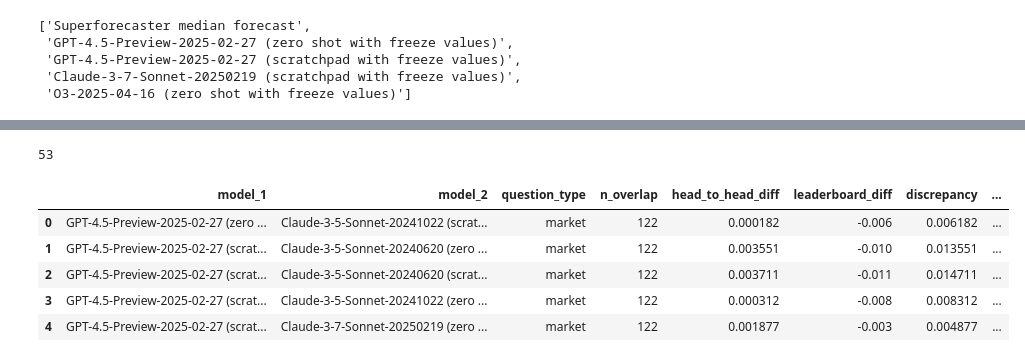
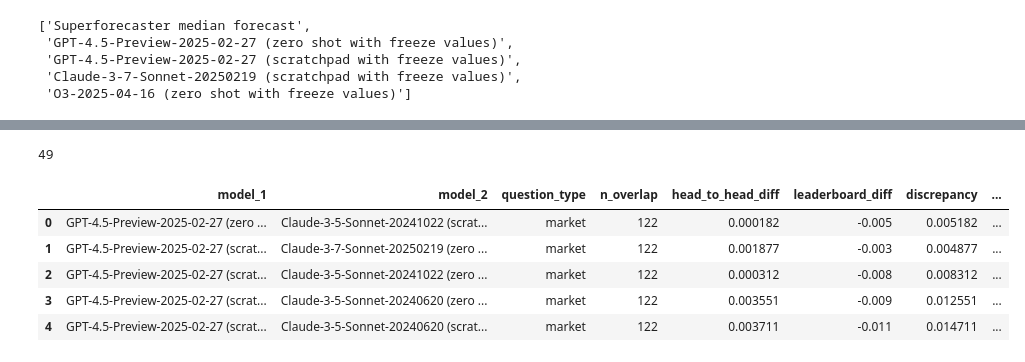
Before and after one commit to forecastingresearch/forecastbench-stability-analysis, a Jupyter notebook: notebooks/blog_post.ipynb, the cells around one changed output, grey strips where cells are left out. Saved outputs shown, nothing was run; the diff lists cells and outputs as text; code cells hidden in the pictures.

```diff
--- a/notebooks/blog_post.ipynb
+++ b/notebooks/blog_post.ipynb
@@ -60,8 +329,6 @@ np.int64(26)
 # %% [markdown]
 # Reversal analysis
 # %%
-df_leaderboard = pd.read_csv('~/Desktop/leaderboard_tournament.csv')
-df_leaderboard["Model"] = df_leaderboard["Model"].str.replace("crowd forecast", "freeze values")
-df_leaderboard.head()
+df_tournament_leaderboard.head()
 # %% [output]
 |  | Rank | Team | Model Organization | Model | Dataset | N dataset | Dataset 95% CI | Market | N market | ... |
@@ -73,7 +340,6 @@ df_leaderboard.head()
 5 rows × 22 columns
 # %%
-all_models = df["model"].unique()
-top_models = df_leaderboard.nsmallest(25, 'Overall')['Model']
+top_models = df_tournament_leaderboard.nsmallest(25, 'Overall')['Model']
 top_models = list(top_models)
 top_models[0:5]
 # %% [output]
@@ -82,3 +348,6 @@ top_models[0:5]
  'GPT-4.5-Preview-2025-02-27 (scratchpad with freeze values)',
  'Claude-3-7-Sonnet-20250219 (scratchpad with freeze values)',
  'O3-2025-04-16 (zero shot with freeze values)']
+# %%
+all_models_leaderboard = list(df_tournament_leaderboard["Model"].unique())
+all_models_df = list(df["model"].unique())
@@ -93,7 +368,7 @@ def get_rank_reversals(df, df_leaderboard, question_type, models, min_overlap):
         df_leaderboard: Dataframe with the leaderboard
         question_type: 'market' or 'dataset'
         models: List of models to compare. These models are compared
-            to every model in df["model"].unique()
+            to every model in df_leaderboard["model"].unique()
         min_overlap: Minimum overlapping questions
 
     Returns:
@@ -102,7 +377,8 @@ def get_rank_reversals(df, df_leaderboard, question_type, models, min_overlap):
     # Filter data by question type
     mask = (df["market_question"] == (question_type == "market"))
     df_filtered = df[mask].copy()
-    all_models = df["model"].unique()
+    all_models = df_leaderboard["Model"].unique()
+    all_models_df = df["model"].unique()
 
     # Get leaderboard scores
     if question_type == "market":
@@ -120,8 +396,10 @@ def get_rank_reversals(df, df_leaderboard, question_type, models, min_overlap):
         for model_b in all_models:
             if model_a == model_b:
                 continue
-            if model_a not in all_models:
-                raise ValueError(f"{model_a} not present in the provided df")
+            if model_a not in all_models_df:
+                raise ValueError(f"{model_a} not present in df.")
+            if model_b not in all_models_df:
+                raise ValueError(f"{model_b} not present in df.")
 
             # Get raw Brier scores
             df_a = df_filtered[df_filtered["model"] == model_a][["question_id", "brier_score"]]
@@ -178,19 +456,19 @@ df_dataset_reversals.head()
 # %%
 df_market_reversals = get_rank_reversals(df=df,
-                                          df_leaderboard=df_leaderboard,
+                                          df_leaderboard=df_tournament_leaderboard,
                                           question_type="market",
                                           models=top_models,
                                           min_overlap=100)
 print(len(df_market_reversals))
 df_market_reversals.head()
 # %% [output]
-53
+49
 |  | model_1 | model_2 | question_type | n_overlap | head_to_head_diff | leaderboard_diff | discrepancy | ... |
-| 0 | GPT-4.5-Preview-2025-02-27 (zero ... | Claude-3-5-Sonnet-20241022 (scrat... | market | 122 | 0.000182 | -0.006 | 0.006182 | ... |
-| 1 | GPT-4.5-Preview-2025-02-27 (scrat... | Claude-3-5-Sonnet-20240620 (zero ... | market | 122 | 0.003551 | -0.010 | 0.013551 | ... |
-| 2 | GPT-4.5-Preview-2025-02-27 (scrat... | Claude-3-5-Sonnet-20240620 (scrat... | market | 122 | 0.003711 | -0.011 | 0.014711 | ... |
-| 3 | GPT-4.5-Preview-2025-02-27 (scrat... | Claude-3-5-Sonnet-20241022 (zero ... | market | 122 | 0.000312 | -0.008 | 0.008312 | ... |
-| 4 | GPT-4.5-Preview-2025-02-27 (scrat... | Claude-3-7-Sonnet-20250219 (zero ... | market | 122 | 0.001877 | -0.003 | 0.004877 | ... |
+| 0 | GPT-4.5-Preview-2025-02-27 (zero ... | Claude-3-5-Sonnet-20241022 (scrat... | market | 122 | 0.000182 | -0.005 | 0.005182 | ... |
+| 1 | GPT-4.5-Preview-2025-02-27 (scrat... | Claude-3-7-Sonnet-20250219 (zero ... | market | 122 | 0.001877 | -0.003 | 0.004877 | ... |
+| 2 | GPT-4.5-Preview-2025-02-27 (scrat... | Claude-3-5-Sonnet-20241022 (zero ... | market | 122 | 0.000312 | -0.008 | 0.008312 | ... |
+| 3 | GPT-4.5-Preview-2025-02-27 (scrat... | Claude-3-5-Sonnet-20240620 (zero ... | market | 122 | 0.003551 | -0.009 | 0.012551 | ... |
+| 4 | GPT-4.5-Preview-2025-02-27 (scrat... | Claude-3-5-Sonnet-20240620 (scrat... | market | 122 | 0.003711 | -0.011 | 0.014711 | ... |
 # %%
 mask = df_dataset_reversals["discrepancy"] > 0.01
 df_dataset_reversals[mask]
```
Also changed, not shown: parts of 27 cells of this notebook.
